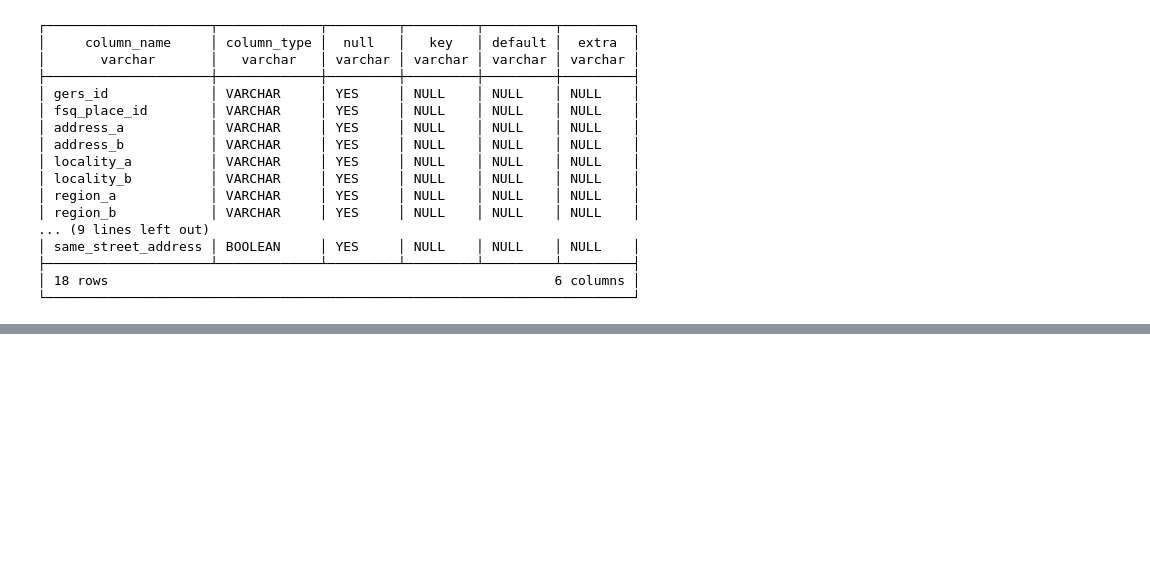
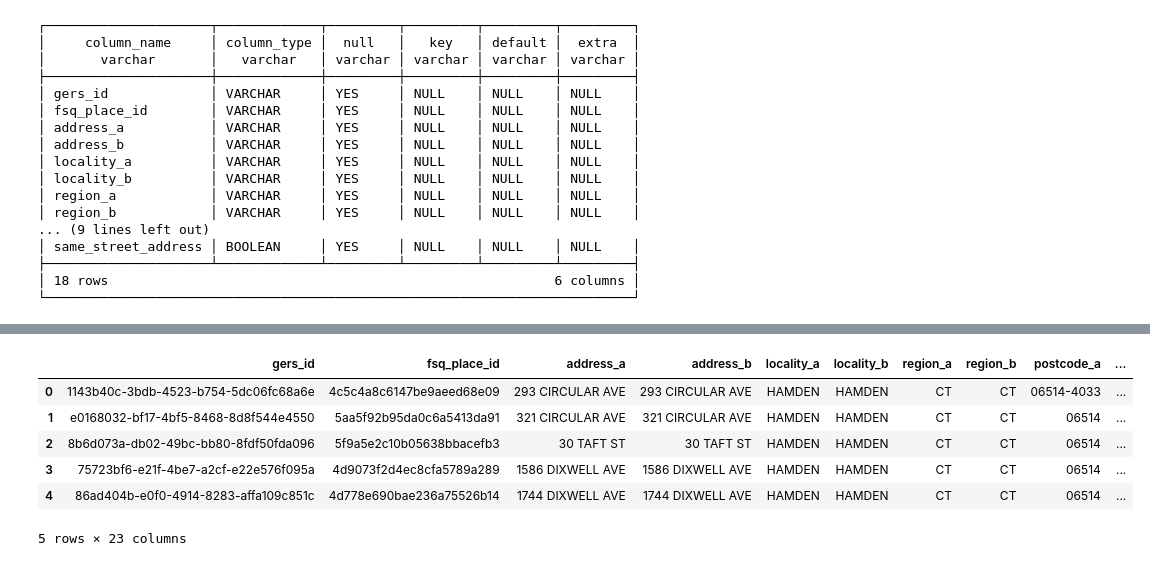
Before and after one commit to DZhang3210/ml-geocoding, a Jupyter notebook: Data/creating_dataset.ipynb, the cells around one changed output, grey strips where cells are left out. Saved outputs shown, nothing was run; the diff lists cells and outputs as text; code cells hidden in the pictures; blank space fills up the shorter version.

```diff
--- a/Data/creating_dataset.ipynb
+++ b/Data/creating_dataset.ipynb
@@ -82,0 +226,13 @@ WHERE
+# %%
+current_zip = pd.read_parquet('Overture/ct_positives_zip_cleaned_2026-09-23.1.parquet')
+zip_freq = pd.read_parquet('Overture/ct_positives_split_data_2026-09-23.1.parquet')
+new_zip = current_zip.merge(zip_freq[['zip_5', 'split']], left_on='zip_5', right_on='zip_5')
+new_zip.head()
+# %% [output]
+|  | gers_id | fsq_place_id | address_a | address_b | locality_a | locality_b | region_a | region_b | postcode_a | ... |
+| 0 | 1143b40c-3bdb-4523-b754-5dc06fc68a6e | 4c5c4a8c6147be9aeed68e09 | 293 CIRCULAR AVE | 293 CIRCULAR AVE | HAMDEN | HAMDEN | CT | CT | 06514-4033 | ... |
+| 1 | e0168032-bf17-4bf5-8468-8d8f544e4550 | 5aa5f92b95da0c6a5413da91 | 321 CIRCULAR AVE | 321 CIRCULAR AVE | HAMDEN | HAMDEN | CT | CT | 06514 | ... |
+| 2 | 8b6d073a-db02-49bc-bb80-8fdf50fda096 | 5f9a5e2c10b05638bbacefb3 | 30 TAFT ST | 30 TAFT ST | HAMDEN | HAMDEN | CT | CT | 06514 | ... |
+| 3 | 75723bf6-e21f-4be7-a2cf-e22e576f095a | 4d9073f2d4ec8cfa5789a289 | 1586 DIXWELL AVE | 1586 DIXWELL AVE | HAMDEN | HAMDEN | CT | CT | 06514 | ... |
+| 4 | 86ad404b-e0f0-4914-8283-affa109c851c | 4d778e690bae236a75526b14 | 1744 DIXWELL AVE | 1744 DIXWELL AVE | HAMDEN | HAMDEN | CT | CT | 06514 | ... |
+5 rows × 23 columns
```
Also changed, not shown: parts of 31 cells of this notebook, 15 other files.
